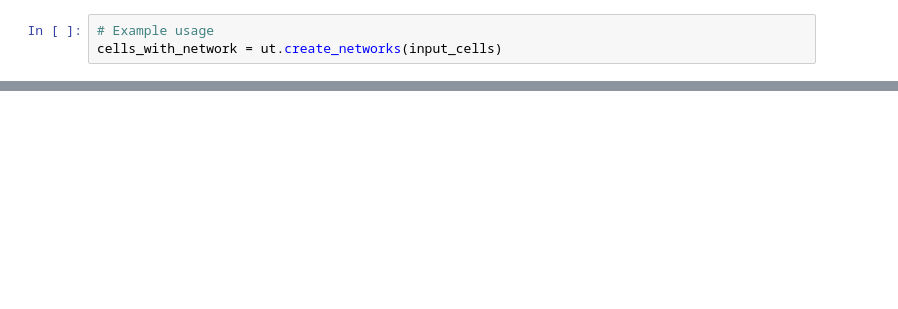
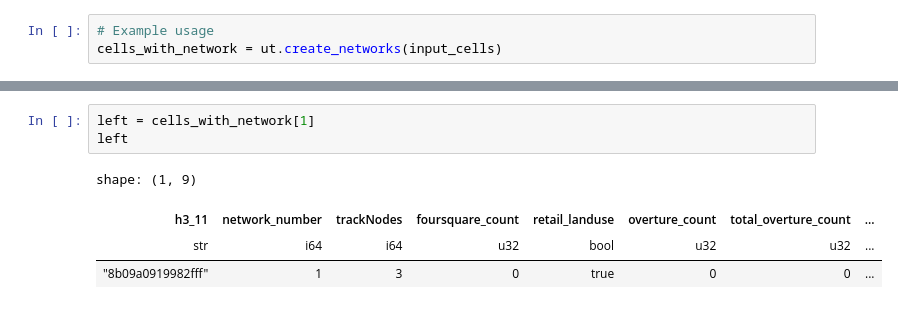
Before and after one commit to GeographicDataService/RetailCentres2026_Unified, a Jupyter notebook: Boundaries/notebooks/Prototype.ipynb, the cells around one changed output, grey strips where cells are left out. Saved outputs shown, nothing was run; the diff lists cells and outputs as text; blank space fills up the shorter version.

```diff
--- a/Boundaries/notebooks/Prototype.ipynb
+++ b/Boundaries/notebooks/Prototype.ipynb
@@ -225,0 +145,8 @@ shape: (381_756, 8)
+# %%
+left = cells_with_network[1]
+left
+# %% [output]
+shape: (1, 9)
+| h3_11 | network_number | trackNodes | foursquare_count | retail_landuse | overture_count | total_overture_count | ... |
+| str | i64 | i64 | u32 | bool | u32 | u32 | ... |
+| "8b09a0919982fff" | 1 | 3 | 0 | true | 0 | 0 | ... |
```
Also changed, not shown: parts of 25 cells of this notebook, 10 other files.
